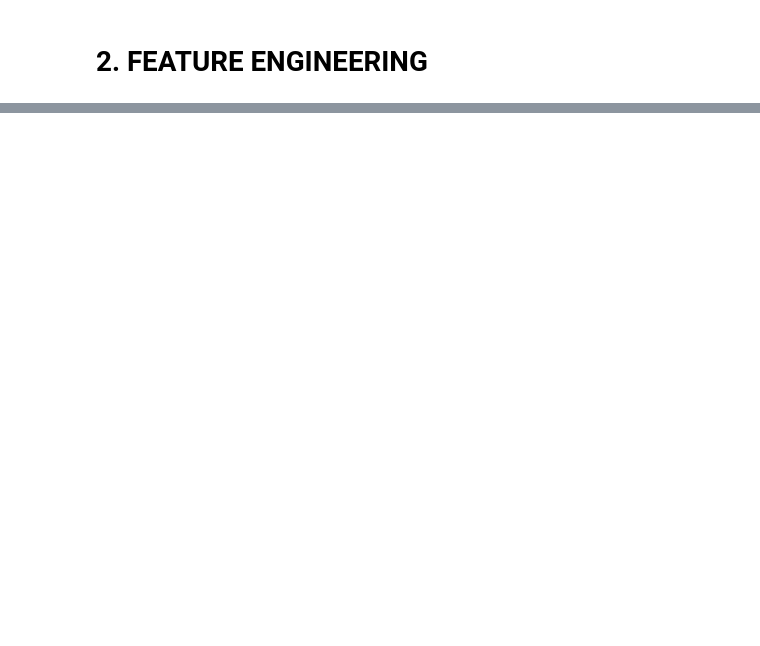
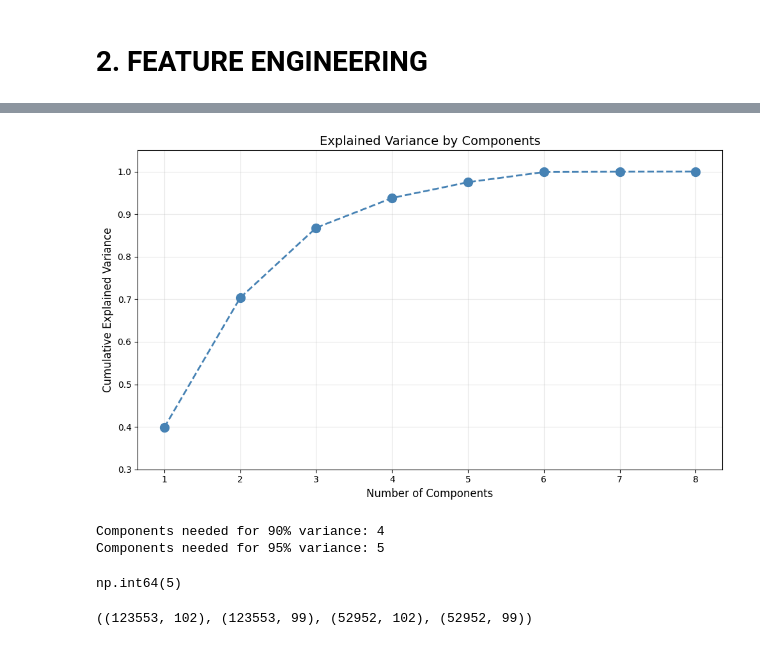
Before and after one commit to Katpst/Solar-Energy-Production-Forecasting, a Jupyter notebook: ML_Forecasting.ipynb, the cells around one changed output, grey strips where cells are left out. Saved outputs shown, nothing was run; the diff lists cells and outputs as text; code cells hidden in the pictures; blank space fills up the shorter version.

```diff
--- a/ML_Forecasting.ipynb
+++ b/ML_Forecasting.ipynb
@@ -426,0 +543,4 @@ New features created:23
+# %%
+train[["Plant_ID_nan","Precipitation descriptor_nan","Sky descriptor_nan"]].sum()
+train = train.drop(columns=["Plant_ID_nan", "Sky descriptor_nan"])
+test  = test.drop(columns=["Plant_ID_nan",  "Sky descriptor_nan"])
@@ -426,0 +562,5 @@ New features created:23
+# %%
+#Dimensionality reduction (PCA)
+weather_features = [c for c in weather_cols if c in X_train_orig.columns and c != "Wind direction"]
+weather_features
+print(f"Number of original weather features for PCA: {len(weather_features)}")
@@ -426,0 +569,16 @@ New features created:23
+# %%
+#Standardize the features
+scaler = StandardScaler()
+#It standardizes the weather features in the training set
+Xtr_w = scaler.fit_transform(X_train_orig[weather_features])
+
+# Fit PCA with all components to analyze variance
+pca_full = PCA()
+pca_full.fit(Xtr_w)
+# Explained variance ratio
+
+explained = pca_full.explained_variance_ratio_
+cumulative = np.cumsum(explained)
+print("Explained Variance by Component:")
+for i, (var, cum) in enumerate(zip(explained, cumulative)):
+    print(f"  PC{i+1}: {var:.4f} ({var*100:.2f}%) | Cumulative: {cum:.4f} ({cum*100:.2f}%)")
@@ -426,0 +595,29 @@ New features created:23
+# %%
+# Plot Explained Variance by Components
+plt.figure(figsize=(10, 6))
+plt.plot(range(1, len(cumulative)+1), cumulative, 'o--',
+         color='steelblue', linewidth=2, markersize=10)
+plt.xlabel('Number of Components', fontsize=12)
+plt.ylabel('Cumulative Explained Variance', fontsize=12)
+plt.title('Explained Variance by Components', fontsize=14)
+plt.xticks(range(1, len(cumulative)+1))
+plt.ylim(0.3, 1.05)
+plt.grid(True, alpha=0.3)
+plt.tight_layout()
+plt.show()
+
+# Find number of components for 90% and 95% variance
+n_components_95 = np.argmax(cumulative >= 0.95) + 1
+n_components_90 = np.argmax(cumulative >= 0.90) + 1
+print(f"\nComponents needed for 90% variance: {n_components_90}")
+print(f"Components needed for 95% variance: {n_components_95}")
+# %% [output]
+[figure, added]
+Components needed for 90% variance: 4
+Components needed for 95% variance: 5
+# %%
+# define k
+k = n_components_95
+k
+# %% [output]
+np.int64(5)
@@ -427 +635,17 @@ New features created:23
+# %%
+# final datasets considering the pca elements created
+other_cols = [c for c in X_train_orig.columns if c not in weather_features]
+
+X_train_pca = pd.concat([X_train_orig[other_cols].reset_index(drop=True),
+                         pd.DataFrame(Xtr_pc, columns=pc_cols)], axis=1)
+
+X_val_pca = pd.concat([X_val_orig[other_cols].reset_index(drop=True),
+                       pd.DataFrame(Xval_pc, columns=pc_cols)], axis=1)
+
+test_with_pca = pd.concat([test[other_cols].reset_index(drop=True),
+                           pd.DataFrame(Xtest_pc, columns=pc_cols)], axis=1)
+
+X_train_orig.shape, X_train_pca.shape, X_val_orig.shape, X_val_pca.shape
+# %% [output]
+((123553, 102), (123553, 99), (52952, 102), (52952, 99))
 # %%
```
Also changed, not shown: parts of 29 cells of this notebook.
